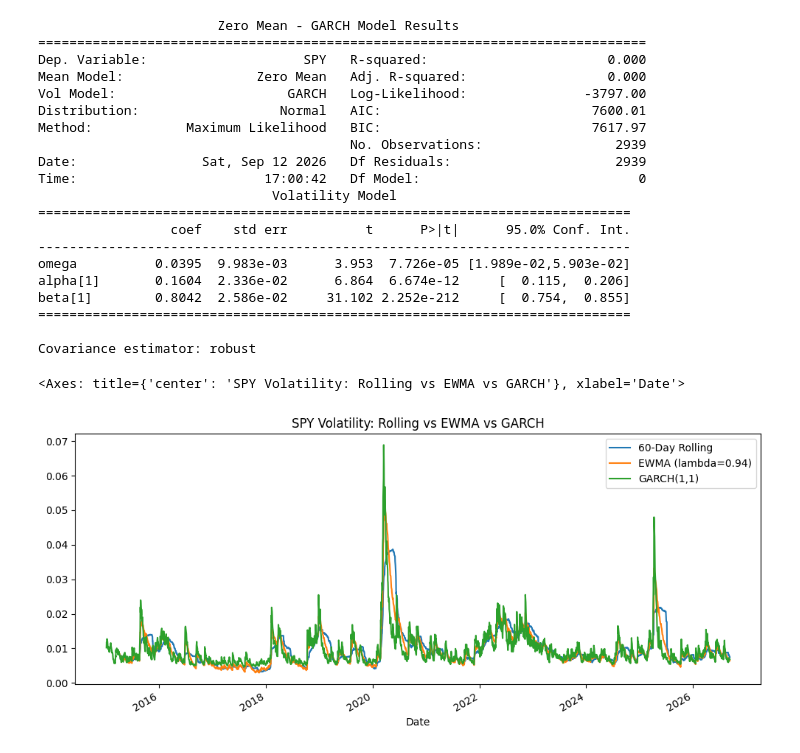
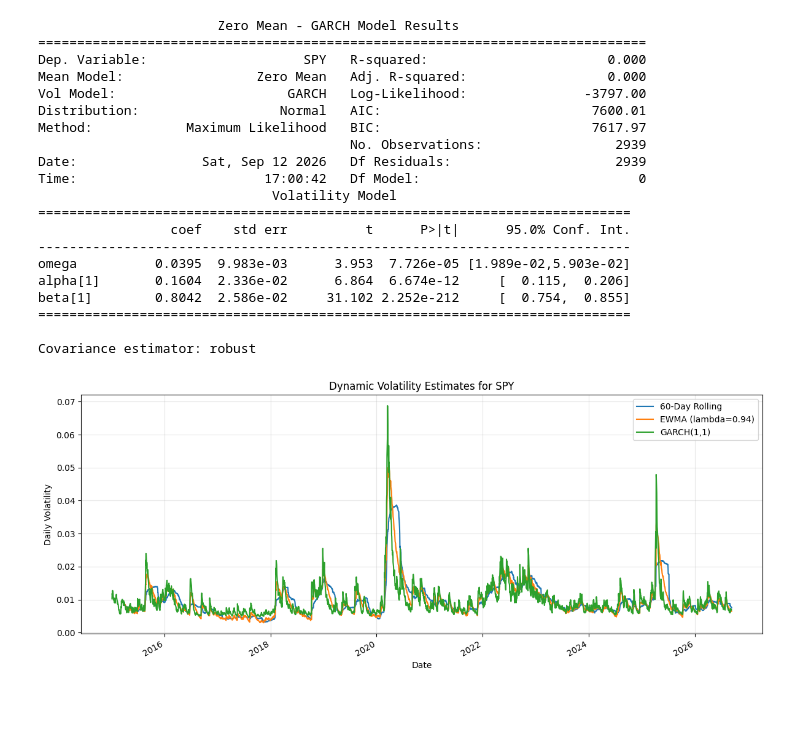
Before and after one commit to Lea17-hub/multi-asset-risk-engine, a Jupyter notebook: 01_market_data.ipynb, the cells around one changed output. Saved outputs shown, nothing was run; the diff lists cells and outputs as text; code cells hidden in the pictures; blank space fills up the shorter version.

```diff
--- a/01_market_data.ipynb
+++ b/01_market_data.ipynb
@@ -319,19 +331,22 @@ beta[1]        0.8042  2.586e-02     31.102 2.252e-212     [  0.754,  0.855]
 ============================================================================
 
 Covariance estimator: robust
-# %%
-garch_volatility = garch_result.conditional_volatility / 100
-
-vol_comparison_3 = pd.DataFrame({
-    "60-Day Rolling": rolling_vol_spy,
-    "EWMA (lambda=0.94)": ewma_volatility,
-    "GARCH(1,1)": garch_volatility
-})
-
-vol_comparison_3.plot(
-    figsize=(12, 5),
-    title="SPY Volatility: Rolling vs EWMA vs GARCH"
-)
-# %% [output]
-<Axes: title={'center': 'SPY Volatility: Rolling vs EWMA vs GARCH'}, xlabel='Date'>
-[figure, removed]
+# %%
+ax = vol_comparison_3.plot(
+    figsize=(12, 5),
+    title="Dynamic Volatility Estimates for SPY"
+)
+
+ax.set_xlabel("Date")
+ax.set_ylabel("Daily Volatility")
+ax.grid(alpha=0.3)
+
+plt.tight_layout()
+plt.savefig(
+    "volatility_model_comparison.png",
+    dpi=200,
+    bbox_inches="tight"
+)
+plt.show()
+# %% [output]
+[figure, added]
```
Also changed, not shown: parts of 2 cells of this notebook.
